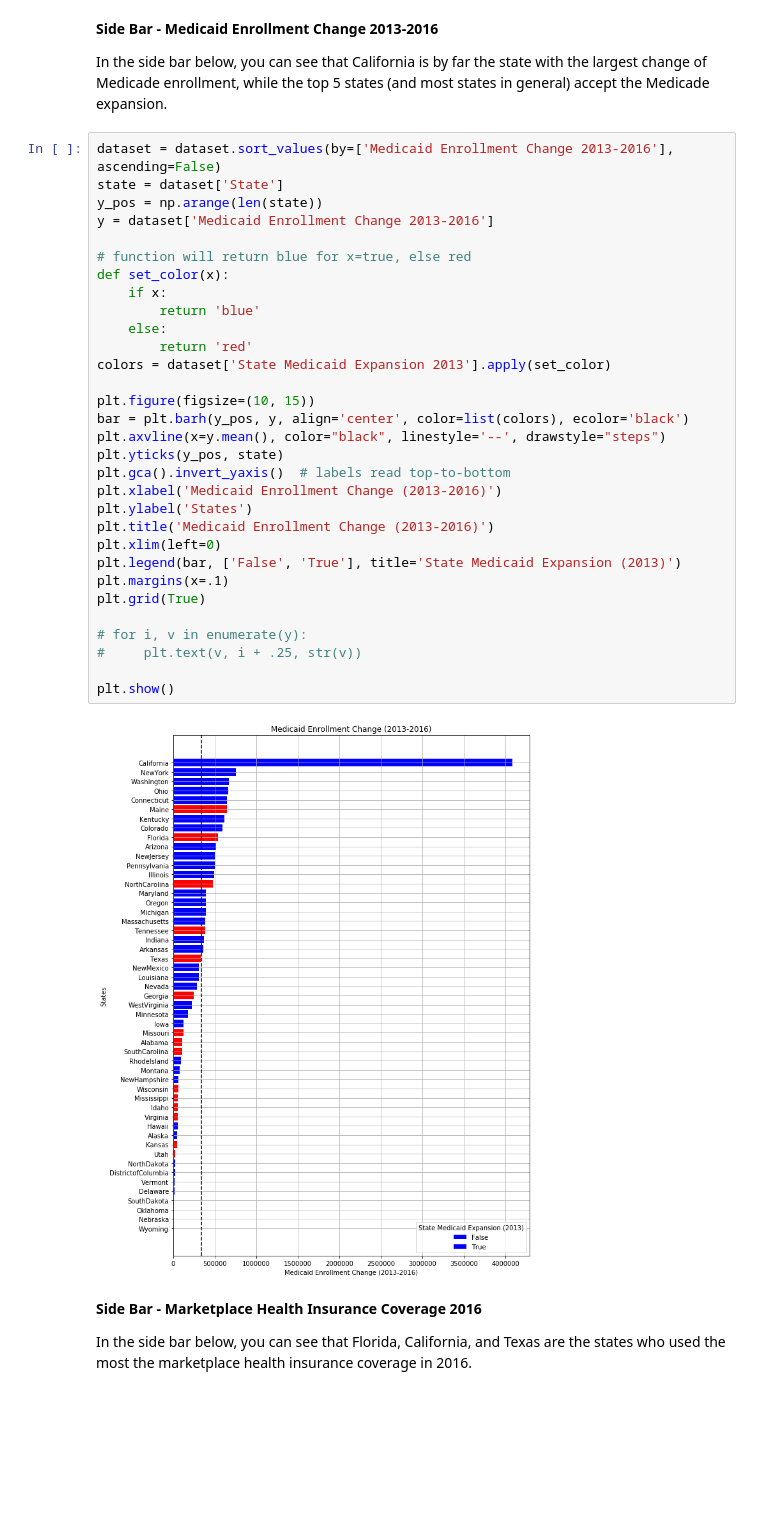
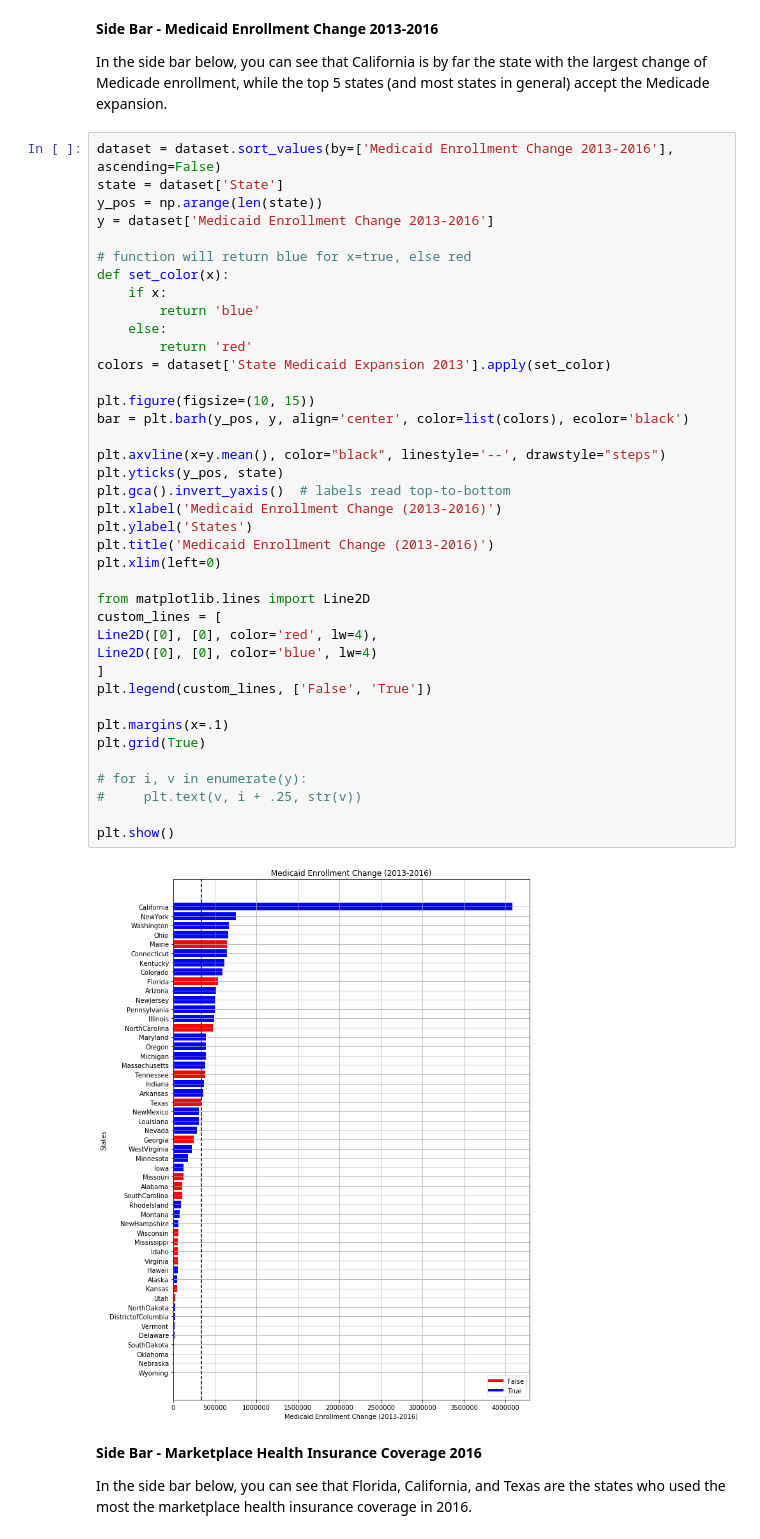
Before and after one commit to maayan3007/DAV-5400, a Jupyter notebook: Final Dav5400-MaayanDean/MRavivDpienica_Final Project Chapter 3.ipynb, the cells around one changed output. Saved outputs shown, nothing was run; the diff lists cells and outputs as text; blank space fills up the shorter version.

```diff
--- a/Final Dav5400-MaayanDean/MRavivDpienica_Final Project Chapter 3.ipynb
+++ b/Final Dav5400-MaayanDean/MRavivDpienica_Final Project Chapter 3.ipynb
@@ -733,35 +727,43 @@ In the side bar below, you can see that California is by far the state with the
 dataset = dataset.sort_values(by=['Medicaid Enrollment Change 2013-2016'], ascending=False)
 state = dataset['State']
 y_pos = np.arange(len(state))
 y = dataset['Medicaid Enrollment Change 2013-2016']
 
 # function will return blue for x=true, else red
 def set_color(x):
     if x:
         return 'blue'
     else:
         return 'red'
 colors = dataset['State Medicaid Expansion 2013'].apply(set_color)
 
 plt.figure(figsize=(10, 15))
 bar = plt.barh(y_pos, y, align='center', color=list(colors), ecolor='black')
+
 plt.axvline(x=y.mean(), color="black", linestyle='--', drawstyle="steps")
 plt.yticks(y_pos, state)
 plt.gca().invert_yaxis()  # labels read top-to-bottom
 plt.xlabel('Medicaid Enrollment Change (2013-2016)')
 plt.ylabel('States')
 plt.title('Medicaid Enrollment Change (2013-2016)')
 plt.xlim(left=0)
-plt.legend(bar, ['False', 'True'], title='State Medicaid Expansion (2013)')
+
+from matplotlib.lines import Line2D
+custom_lines = [
+Line2D([0], [0], color='red', lw=4),
+Line2D([0], [0], color='blue', lw=4)
+]
+plt.legend(custom_lines, ['False', 'True'])
+
 plt.margins(x=.1)
 plt.grid(True)
 
 # for i, v in enumerate(y):
 #     plt.text(v, i + .25, str(v))
 
 plt.show()
 # %% [output]
-[figure, old version]
+[figure, new version]
 # %% [markdown]
 __Side Bar - Marketplace Health Insurance Coverage 2016__
 <br>
```
Also changed, not shown: parts of 10 cells of this notebook.
